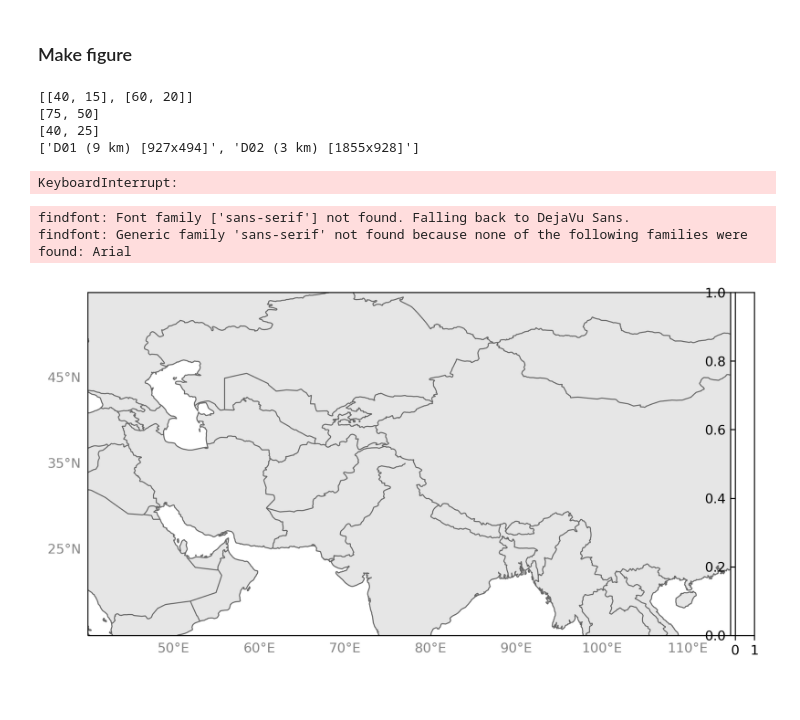
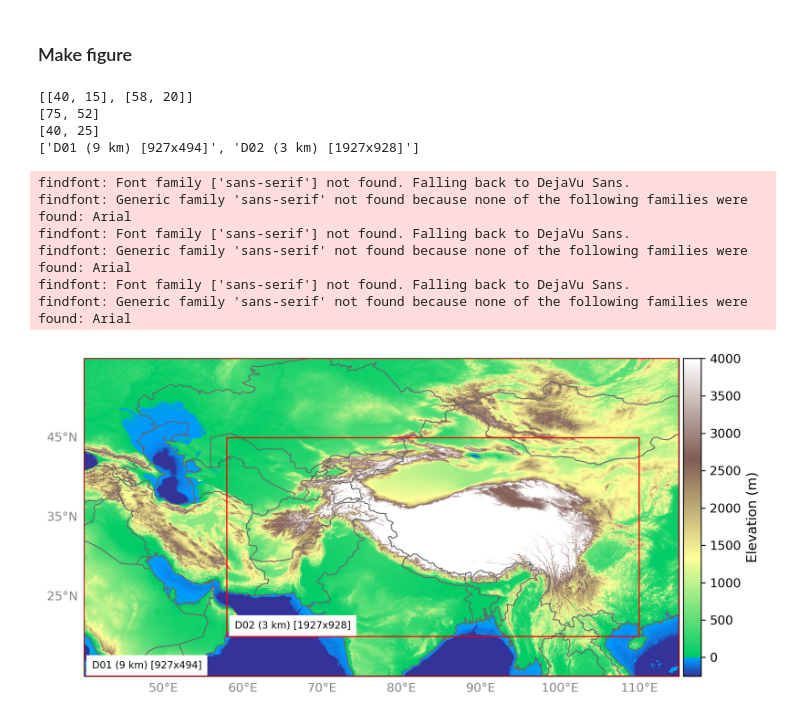
Before and after one commit to dlnash/BW_WRF, a Jupyter notebook: analysis/WRF_domain_elevation.ipynb, the cells around one changed output. Drawn from its saved outputs; the diff is of its cells as text; code cells hidden in the pictures.

```diff
--- a/analysis/WRF_domain_elevation.ipynb
+++ b/analysis/WRF_domain_elevation.ipynb
@@ -143,11 +143,23 @@ print(sr_xy)
 print(sr_width)
 print(sr_height)
 print(dom_lbl)
+
+# make a colormap that has land and ocean clearly delineated and of the
+# same length (256 + 256)
+colors_undersea = plt.cm.terrain(np.linspace(0, 0.17, 256))
+colors_land = plt.cm.terrain(np.linspace(0.25, 1, 256))
+all_colors = np.vstack((colors_undersea, colors_land))
+terrain_map = mcolors.LinearSegmentedColormap.from_list(
+    'terrain_map', all_colors)
+
+# make the norm:  Note the center is offset so that the land has more
+# dynamic range:
+divnorm = mcolors.TwoSlopeNorm(vmin=-250., vcenter=1, vmax=4000)
 # %% [output]
-[[40, 15], [60, 20]]
-[75, 50]
+[[40, 15], [58, 20]]
+[75, 52]
 [40, 25]
-['D01 (9 km) [927x494]', 'D02 (3 km) [1855x928]']
+['D01 (9 km) [927x494]', 'D02 (3 km) [1927x928]']
 # %%
 # Create figure
 fig = plt.figure(figsize=(9, 8))
@@ -173,44 +185,48 @@ cflevs = np.arange(-6000, 6000, )
 for k, ax in enumerate(axgr):
     ax = draw_basemap(ax, extent=domains[0], xticks=dx, yticks=dy)
 
-#     cf = ax.pcolormesh(lons, lats, topo, transform=datacrs, cmap=cmap, cbar_kwargs=dict(pad=0.01, aspect=30))
+    cf = ax.pcolormesh(lons, lats, topo, rasterized=True, norm=divnorm,
+                        cmap=terrain_map, shading='auto')
 
-    cf = ax.contourf(lons, lats, topo, 100, cmap=cmap,
-                   transform=datacrs,
-                   vmin=-6000, vmax=6000,extend="both")
+#     cf = ax.contourf(lons, lats, topo, 100, cmap=cmap,
+#                    transform=datacrs,
+#                    vmin=-6000, vmax=6000,extend="both")
 
 #     # Contour Lines (terrain)
 #     clevs=np.array([1000])
 #     cs = ax.contour(newlons, newlats, regrid_topo.bedrock, clevs, colors='red', linewidths=1.0,
 #                     linestyles='solid', transform=datacrs)
 
     # add inner domain extents
     add_subregion_boxes(ax=ax, subregion_xy=sr_xy, width=sr_width,
                         height=sr_height, ecolor='red', datacrs=datacrs)
 
 #     # add hasia labels
 #     add_hasia_labels(ax=ax, fntsize=10, txtcol='white')
 
     # add domain labels
     for i in range(len(dom_lbl)):
         ax.annotate(dom_lbl[i], lbl_loc[i], xycoords='data', fontsize=8.,
                     backgroundcolor='white')
 
 
 # Colorbar (single)
 cb = fig.colorbar(cf, axgr.cbar_axes[0], orientation='vertical', drawedges=False)
 cb.set_label('Elevation (m)', fontsize=11)
 cb.ax.tick_params(labelsize=10)
 
 fig.savefig('%s.%s' %(fname, fmt), bbox_inches='tight', dpi=fig.dpi)
 
 # Show
 plt.show()
 # %% [output]
-KeyboardInterrupt:
+findfont: Font family ['sans-serif'] not found. Falling back to DejaVu Sans.
+findfont: Generic family 'sans-serif' not found because none of the following families were found: Arial
+findfont: Font family ['sans-serif'] not found. Falling back to DejaVu Sans.
+findfont: Generic family 'sans-serif' not found because none of the following families were found: Arial
+findfont: Font family ['sans-serif'] not found. Falling back to DejaVu Sans.
+findfont: Generic family 'sans-serif' not found because none of the following families were found: Arial
-findfont: Font family ['sans-serif'] not found. Falling back to DejaVu Sans.
-findfont: Generic family 'sans-serif' not found because none of the following families were found: Arial
-[figure, old version]
+[figure, new version]
 # %%
 ### vars for namelist.wps and namelist.input
 
```
Also changed, not shown: parts of 1 cell of this notebook, 2 other files.
